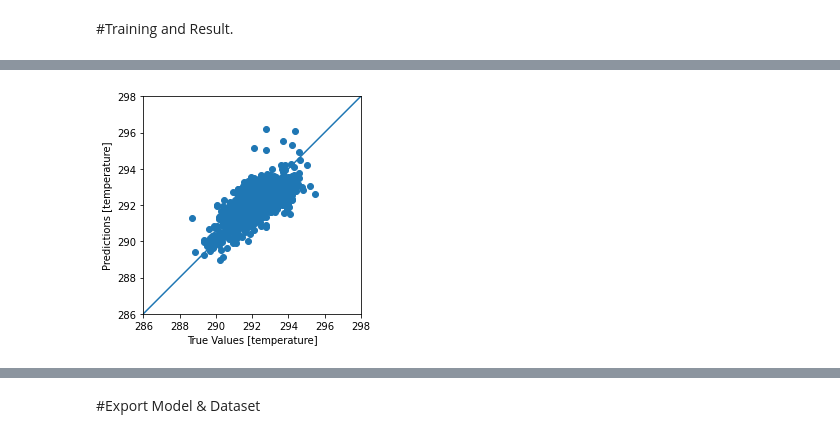
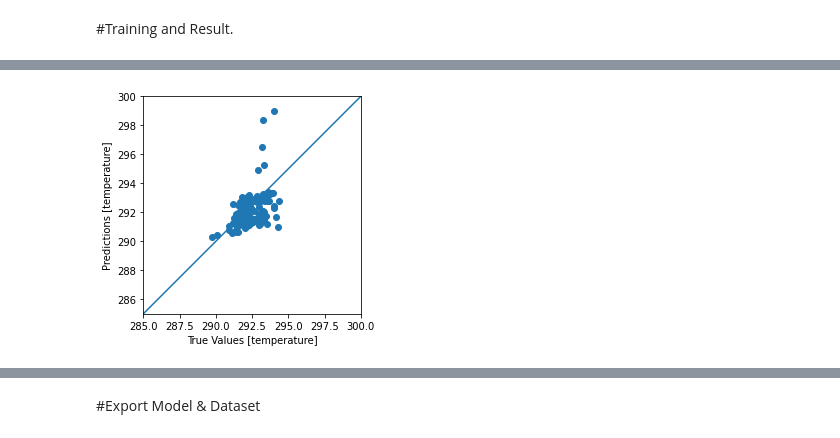
Before and after one commit to phyqh/UROP_urbanTemperature, a Jupyter notebook: urbantemp.ipynb, the cells around one changed output, grey strips where cells are left out. Saved outputs shown, nothing was run; the diff lists cells and outputs as text; code cells hidden in the pictures.

```diff
--- a/urbantemp.ipynb
+++ b/urbantemp.ipynb
@@ -1206,0 +1012,2 @@ tempDF.insert(3, 'Y', valY, True)
+# %%
+tempDF = tempDF.drop(['Unnamed: 0'], axis=1)
@@ -1412,13 +1472,13 @@ Normalized: [[ 0.97 -0.38  0.7  -0.06 -0.36 -0.61  0.66  0.63  1.58]]
 def build_and_compile_model(norm):
   model = keras.Sequential([
       norm,
-      layers.Dense(32, activation='relu'),
       layers.Dense(16, activation='relu'),
+      layers.Dense(8, activation='relu'),
       layers.Dense(1)
   ])
 
   model.compile(loss='MeanAbsoluteError',
-                optimizer=tf.keras.optimizers.Adam(0.0005))
+                optimizer=tf.keras.optimizers.Adam(0.001))
   return model
 # %%
 dnn_model = build_and_compile_model(normalizer)
@@ -1447,4 +1518,4 @@ _________________________________________________________________
 history = dnn_model.fit(
     train_features, train_labels,
     validation_split=0.2,
-    verbose=0, epochs=1000)
+    verbose=0, epochs=500)
@@ -1462,0 +1538,35 @@ plot_loss(history)
+# %%
+# Hong Kong Island Area with no samples filtered
+def PrepareTest():
+  testDF = pd.DataFrame(data = (filter(TempData)), columns = ["temperature"])
+  testDF.insert(1, 'Y', (filter(dataY)), True)
+  testDF.insert(2, 'X', (filter(dataX)), True)
+  counter = 3
+
+  for image in CenterImageSet:
+    testDF.insert(counter,counter,filter(image), True)
+    counter = counter + 1
+
+
+  indexNamesX1 = testDF[ testDF['X'] <= 790000 ].index
+  testDF.drop(indexNamesX1 , inplace=True)
+  indexNamesX2 = testDF[ testDF['X'] >= 850000 ].index
+  testDF.drop(indexNamesX2 , inplace=True)
+  indexNamesY1 = testDF[ testDF['Y'] >= 2490000 ].index
+  testDF.drop(indexNamesY1 , inplace=True)
+  indexNamesY2 = testDF[ testDF['Y'] <= 2450000 ].index
+  testDF.drop(indexNamesY2 , inplace=True)
+  return testDF
+
+TestDF = PrepareTest()
+
+
+TestDF = TestDF.drop(['X'], axis=1)
+TestDF = TestDF.drop(['Y'], axis=1)
+test_dataset = TestDF.sample(frac=0.8, random_state=0)
+test_features = test_dataset.copy()
+test_labels = test_features.pop("temperature")
+
+val_dataset = TestDF.sample(frac=0.2, random_state=0)
+val_features = val_dataset.copy()
+val_labels = val_features.pop("temperature")
@@ -1470,16 +1587,16 @@ pd.DataFrame(test_results, index=['Mean absolute error [Temper]']).T
 # %%
 test_predictions = dnn_model.predict(test_features).flatten()
 
 a = plt.axes(aspect='equal')
 plt.scatter(test_labels, test_predictions)
 plt.xlabel('True Values [temperature]')
 plt.ylabel('Predictions [temperature]')
-lims = [286,298]
+lims = [285,300]
 plt.xlim(lims)
 plt.ylim(lims)
 _ = plt.plot(lims, lims)
 # %% [output]
-[figure, old version]
+[figure, new version]
 # %%
 np.corrcoef(test_labels, test_predictions)
 # %% [output]
```
Also changed, not shown: parts of 274 cells of this notebook.
